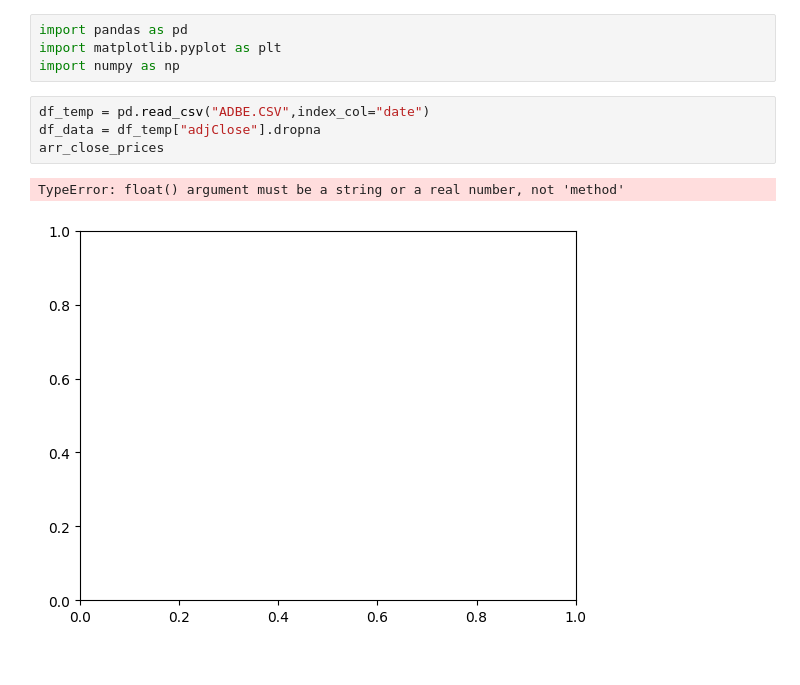
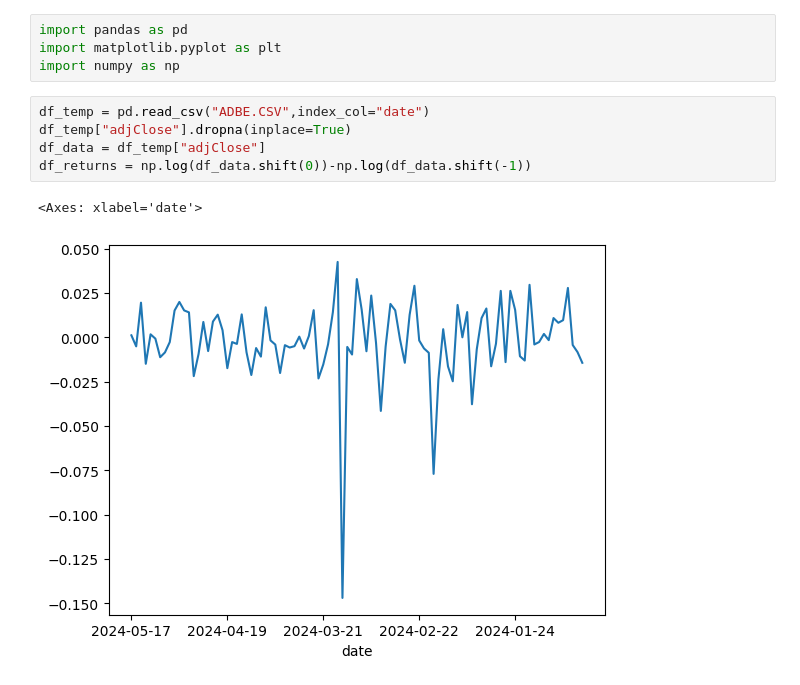
Before and after one commit to sleepper/investmentstrategies, a Jupyter notebook: Test.ipynb, the cells around one changed output. Saved outputs shown, nothing was run; the diff lists cells and outputs as text.

Commit message:
Read csv and compute returns

```diff
--- a/Test.ipynb
+++ b/Test.ipynb
@@ -4,8 +4,9 @@ import matplotlib.pyplot as plt
 import numpy as np
 # %%
 df_temp = pd.read_csv("ADBE.CSV",index_col="date")
-df_data = df_temp["adjClose"].dropna
-arr_close_prices
+df_temp["adjClose"].dropna(inplace=True)
+df_data = df_temp["adjClose"]
+df_returns = np.log(df_data.shift(0))-np.log(df_data.shift(-1))
 # %% [output]
-TypeError: float() argument must be a string or a real number, not 'method'
+<Axes: xlabel='date'>
-[figure, old version]
+[figure, new version]
```
Also changed, not shown: parts of 1 cell of this notebook.
